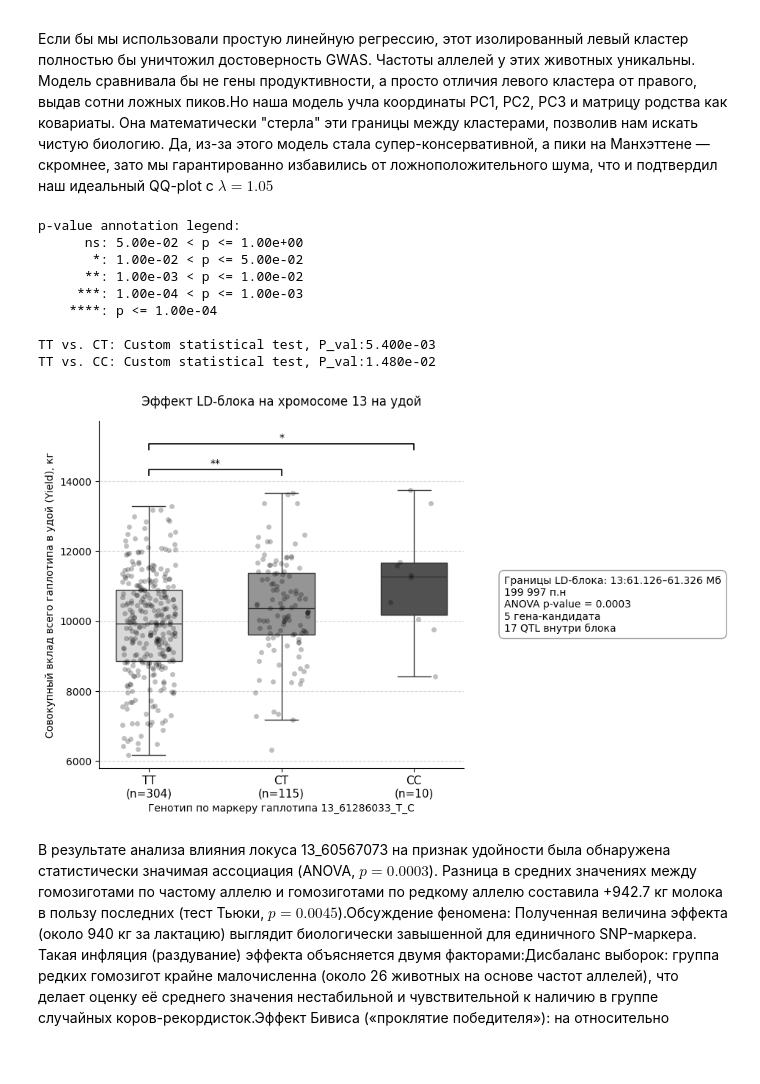
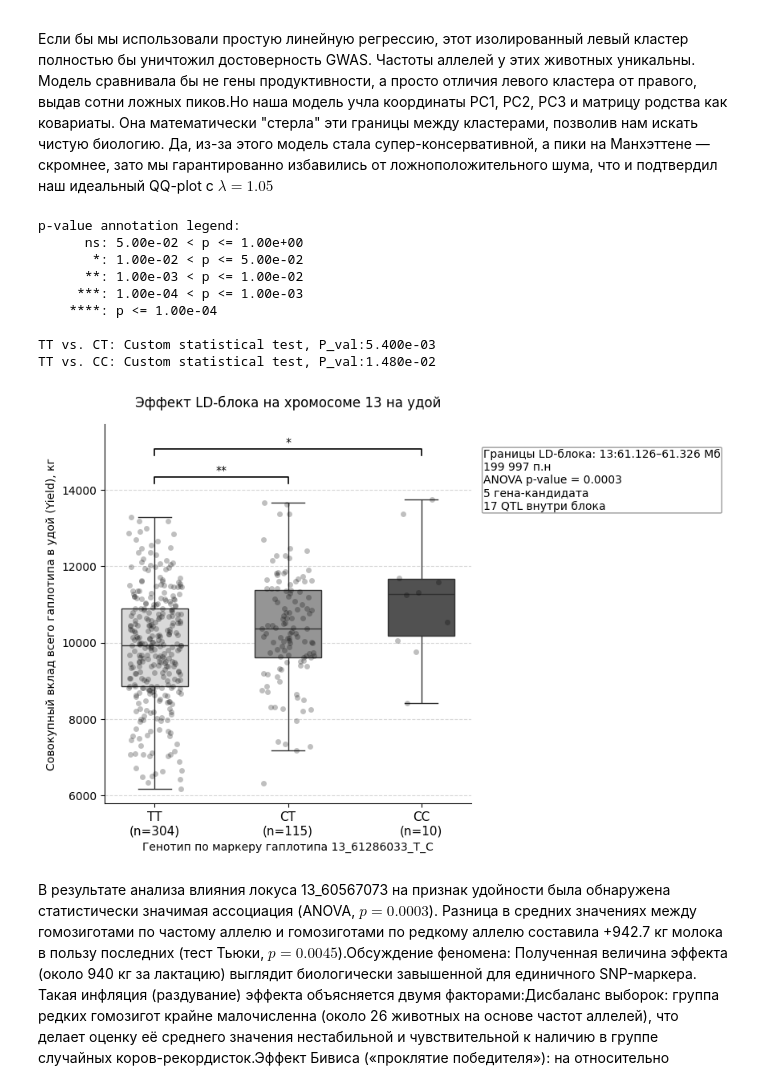
Before and after one commit to denis-ermolaev/bulls-pipeline, a Jupyter notebook: notebooks/analysis.ipynb, the cells around one changed output. Saved outputs shown, nothing was run; the diff lists cells and outputs as text; code cells hidden in the pictures; blank space fills up the shorter version.

```diff
--- a/notebooks/analysis.ipynb
+++ b/notebooks/analysis.ipynb
@@ -448,38 +487,38 @@ annotator.configure(text_format="star", loc="inside", line_width=1.2, color="bla
 annotator.set_pvalues([0.0054, 0.0148])
 
 # Рисуем
 annotator.annotate()
 
 # --------------------------------
 
 
 # Твоя основная плашка (оставляем как есть)
 fig.text(
-    0.80,
-    0.5,
+    0.70,
+    0.8,
     text_info,
     fontsize=10,
     verticalalignment="center",
-    bbox=dict(boxstyle="round,pad=0.5", facecolor="white", alpha=0.8, edgecolor="gray"),
+    bbox=dict(boxstyle="round,pad=0.1", facecolor="white", alpha=0.8, edgecolor="gray"),
 )
 
 # Сжимаем сам график до 75% ширины окна, чтобы освободить 25% справа под плашку
-plt.tight_layout(rect=[0, 0, 0.75, 1])  # оставляет правые 25% свободными
+plt.tight_layout(rect=[0, 0, 0.70, 1])  # оставляет правые 25% свободными
 
 # plt.tight_layout()
 # plt.savefig("genotype_yield_boxplot.png", dpi=300, bbox_inches='tight')
 plt.show()
 # %% [output]
 p-value annotation legend:
       ns: 5.00e-02 < p <= 1.00e+00
        *: 1.00e-02 < p <= 5.00e-02
       **: 1.00e-03 < p <= 1.00e-02
      ***: 1.00e-04 < p <= 1.00e-03
     ****: p <= 1.00e-04
 
 TT vs. CT: Custom statistical test, P_val:5.400e-03
 TT vs. CC: Custom statistical test, P_val:1.480e-02
-[figure, old version]
+[figure, new version]
 # %% [markdown]
 В результате анализа влияния локуса 13_60567073 на признак удойности была обнаружена статистически значимая ассоциация (ANOVA, $p = 0.0003$). Разница в средних значениях между гомозиготами по частому аллелю и гомозиготами по редкому аллелю составила +942.7 кг молока в пользу последних (тест Тьюки, $p = 0.0045$).Обсуждение феномена: Полученная величина эффекта (около 940 кг за лактацию) выглядит биологически завышенной для единичного SNP-маркера. Такая инфляция (раздувание) эффекта объясняется двумя факторами:Дисбаланс выборок: группа редких гомозигот крайне малочисленна (около 26 животных на основе частот аллелей), что делает оценку её среднего значения нестабильной и чувствительной к наличию в группе случайных коров-рекордисток.Эффект Бивиса («проклятие победителя»): на относительно небольших выборках ($N = 429$) маркеры преодолевают порог значимости только в том случае, если случайный средовой шум искусственно усиливает их истинный биологический эффект.В идеальных условиях (на сбалансированной валидационной выборке из нескольких тысяч голов и при использовании смешанных моделей MLM, учитывающих родство животных) ожидается сглаживание данного эффекта до более реалистичных значений (в пределах 50–150 кг)...»
 
```
Also changed, not shown: parts of 20 cells of this notebook.
